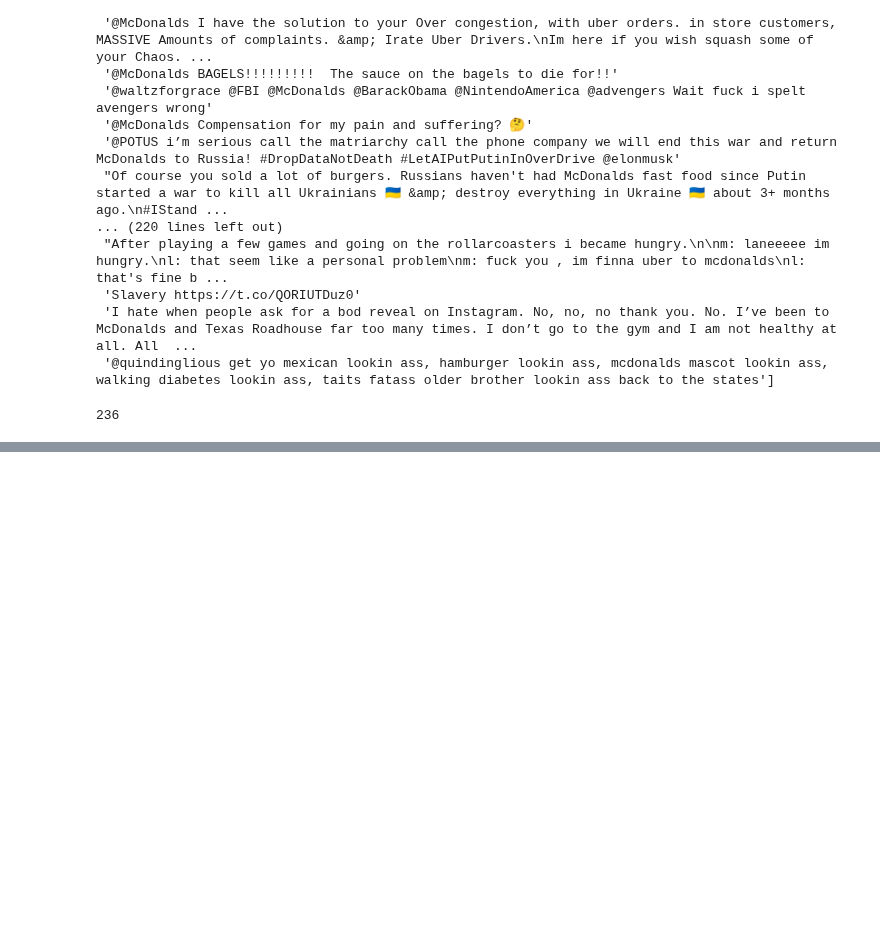
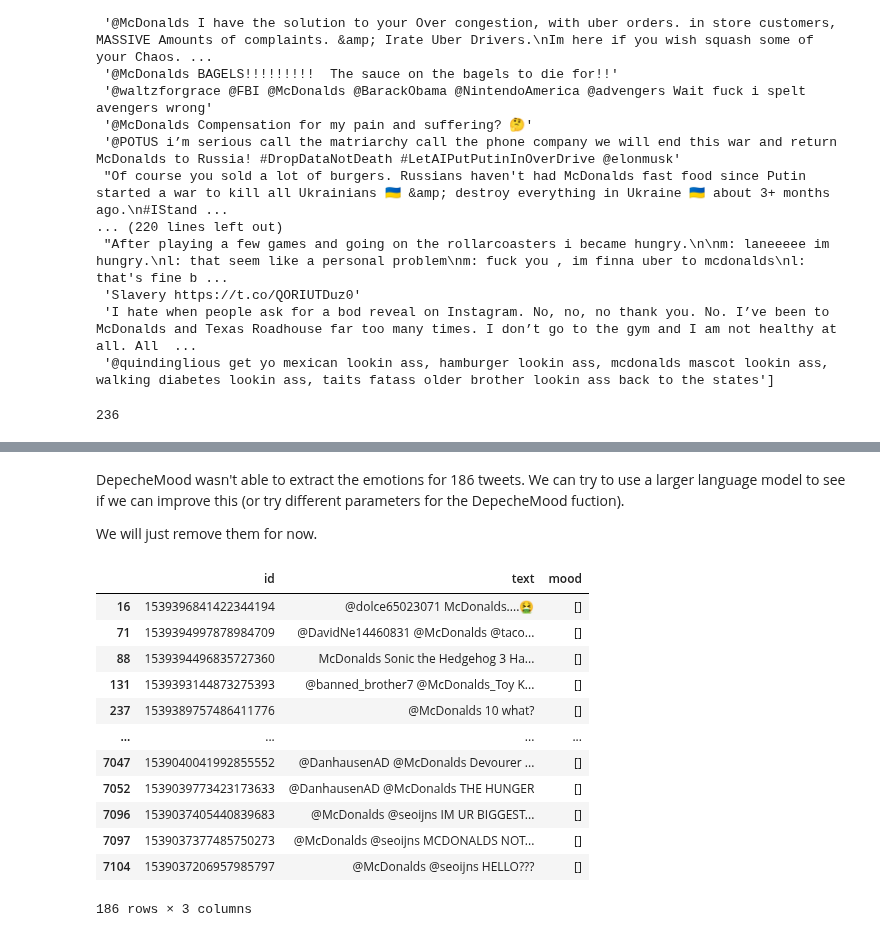
Before and after one commit to polltter/share, a Jupyter notebook: notebooks/sentiment_analysis_EN.ipynb, the cells around one changed output, grey strips where cells are left out. Cells and saved outputs as stored; diff of their text form; code cells hidden in the pictures; blank space fills up the shorter version.

```diff
--- a/notebooks/sentiment_analysis_EN.ipynb
+++ b/notebooks/sentiment_analysis_EN.ipynb
@@ -557,0 +626,20 @@ len(df_vader[df_vader['compound'] <= -0.7])
+# %% [markdown]
+DepecheMood wasn't able to extract the emotions for 186 tweets. We can try to use a larger language model to see if we can improve this (or try different parameters for the DepecheMood fuction).
+
+We will just remove them for now.
+# %%
+df_dmood[df_dmood['mood'].str.len() == 0]
+# %% [output]
+|  | id | text | mood |
+| 16 | 1539396841422344194 | @dolce65023071 McDonalds....🤮 | [] |
+| 71 | 1539394997878984709 | @DavidNe14460831 @McDonalds @taco... | [] |
+| 88 | 1539394496835727360 | McDonalds Sonic the Hedgehog 3 Ha... | [] |
+| 131 | 1539393144873275393 | @banned_brother7 @McDonalds_Toy K... | [] |
+| 237 | 1539389757486411776 | @McDonalds 10 what? | [] |
+| ... | ... | ... | ... |
+| 7047 | 1539040041992855552 | @DanhausenAD @McDonalds Devourer ... | [] |
+| 7052 | 1539039773423173633 | @DanhausenAD @McDonalds THE HUNGER | [] |
+| 7096 | 1539037405440839683 | @McDonalds @seoijns IM UR BIGGEST... | [] |
+| 7097 | 1539037377485750273 | @McDonalds @seoijns MCDONALDS NOT... | [] |
+| 7104 | 1539037206957985797 | @McDonalds @seoijns HELLO??? | [] |
+186 rows × 3 columns
```
Also changed, not shown: parts of 20 cells of this notebook.
